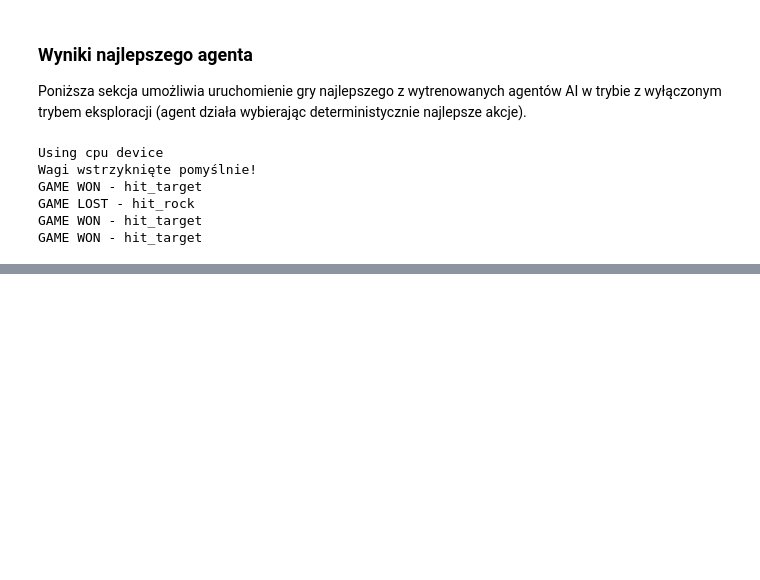
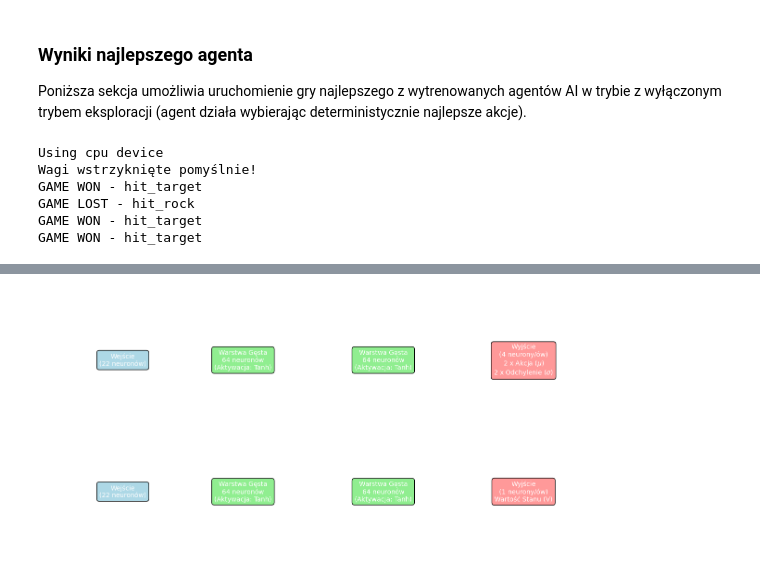
Before and after one commit to Gawronek-8/ai_in_data_analysis, a Jupyter notebook: lab5/game_analysis.ipynb, the cells around one changed output, grey strips where cells are left out. Drawn from its saved outputs; the diff is of its cells as text; code cells hidden in the pictures; blank space fills up the shorter version.

```diff
--- a/lab5/game_analysis.ipynb
+++ b/lab5/game_analysis.ipynb
@@ -790,0 +1242,4 @@ GAME WON - hit_target
+# %%
+draw_architecture("Arch_1_Default_Tanh", OBS_SIZE, [64, 64], ACT_OUT_SIZE, [64, 64], VAL_OUT_SIZE, "Tanh", "arch_1_default.jpg")
+# %% [output]
+[figure, added]
```
Also changed, not shown: parts of 11 cells of this notebook.
